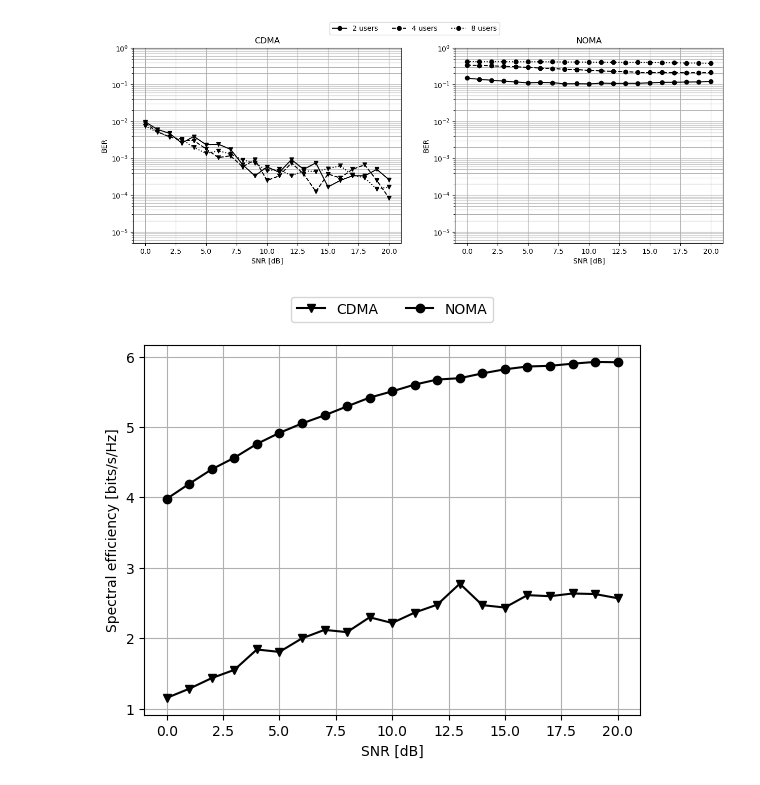
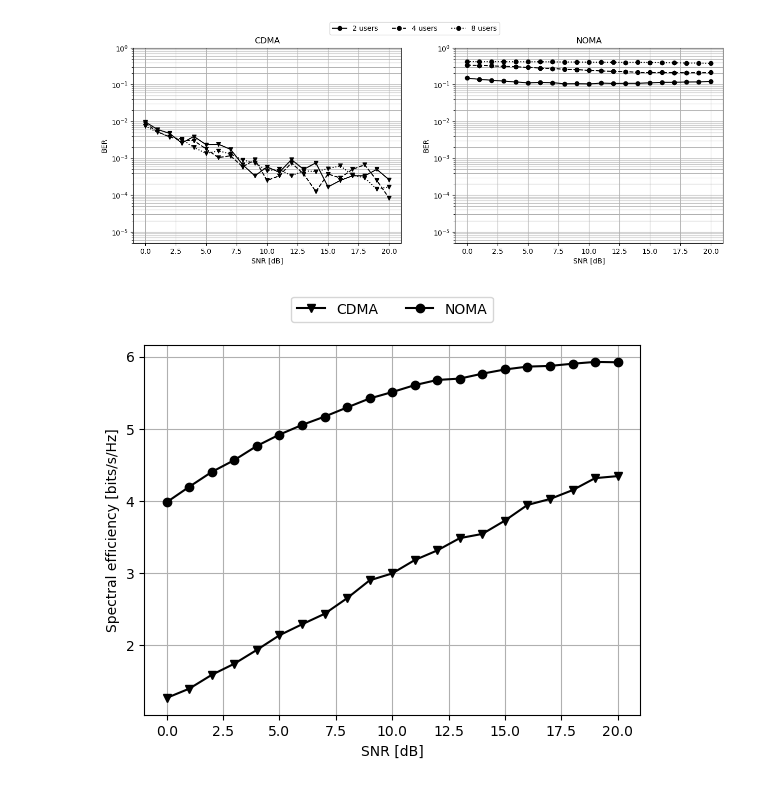
Before and after one commit to BaptisteSambon/LELEC2796-Juju-Baba, a Jupyter notebook: plots.ipynb, the cells around one changed output. Saved outputs shown, nothing was run; the diff lists cells and outputs as text; code cells hidden in the pictures.

```diff
--- a/plots.ipynb
+++ b/plots.ipynb
@@ -90,21 +150,21 @@ plt.show()
 # %%
 # Plot spectral efficiency
 
 # Load data
 # CDMA
-spectral_efficiency_cdma = np.load("data/CDMA/CDMA_spectr-eff.npy")
+spectral_efficiency_cdma = np.load("data/Comparison/CDMA_spectr-eff 2.npy")
 # NOMA
 spectral_efficiency_noma = np.load("data/NOMA/spectral_efficiency.npy")
 
 # Plot the data
 plt.figure()
 plt.plot(snr_db, spectral_efficiency_cdma,  "v-", label="CDMA", color="black")
 plt.plot(snr_db, spectral_efficiency_noma,  "o-", label="NOMA", color="black")
 plt.xlabel("SNR [dB]")
 plt.ylabel("Spectral efficiency [bits/s/Hz]")
 plt.grid(which="both")
 plt.legend(loc="upper center", bbox_to_anchor=(0.5, 1.15), ncol=2)
 plt.savefig("data/Comparison/spectral_efficiency.pdf", format="pdf")
 plt.show()
 # %% [output]
-[figure, old version]
+[figure, new version]
```
Also changed, not shown: parts of 5 cells of this notebook, 41 other files.
